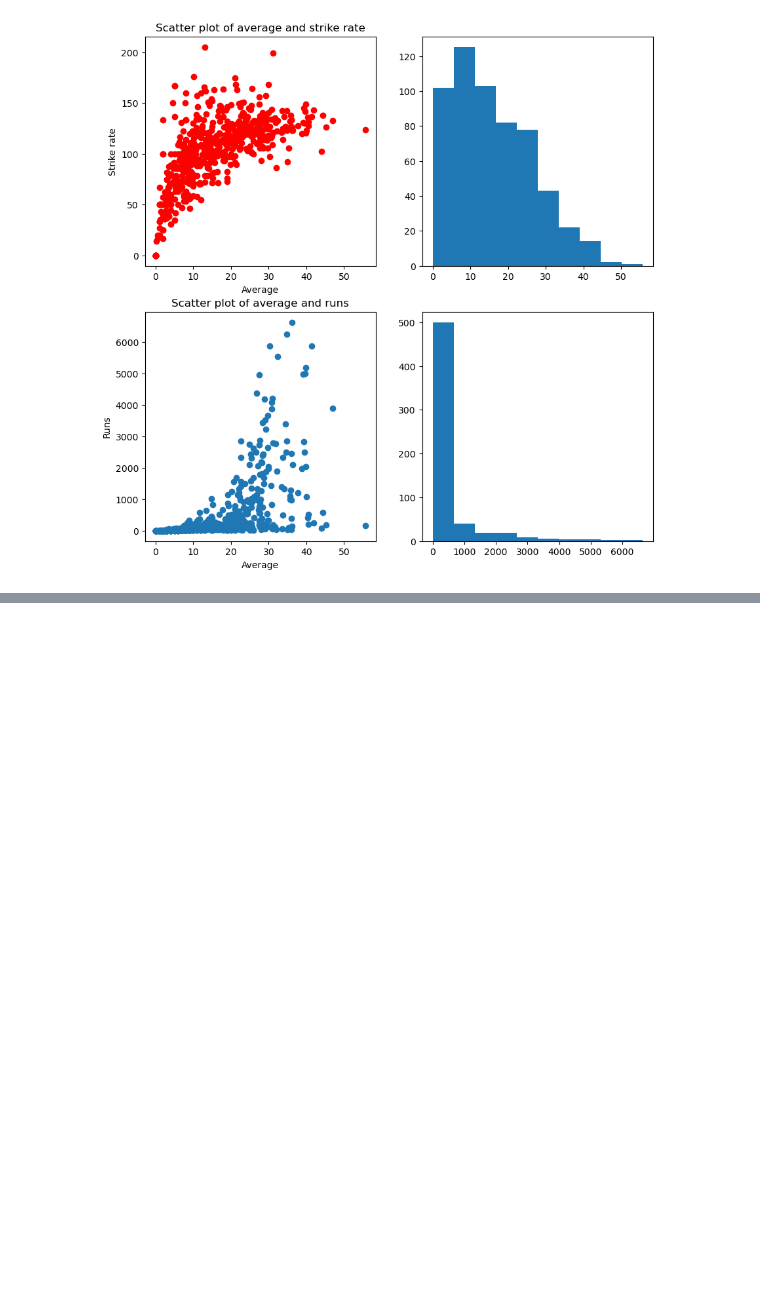
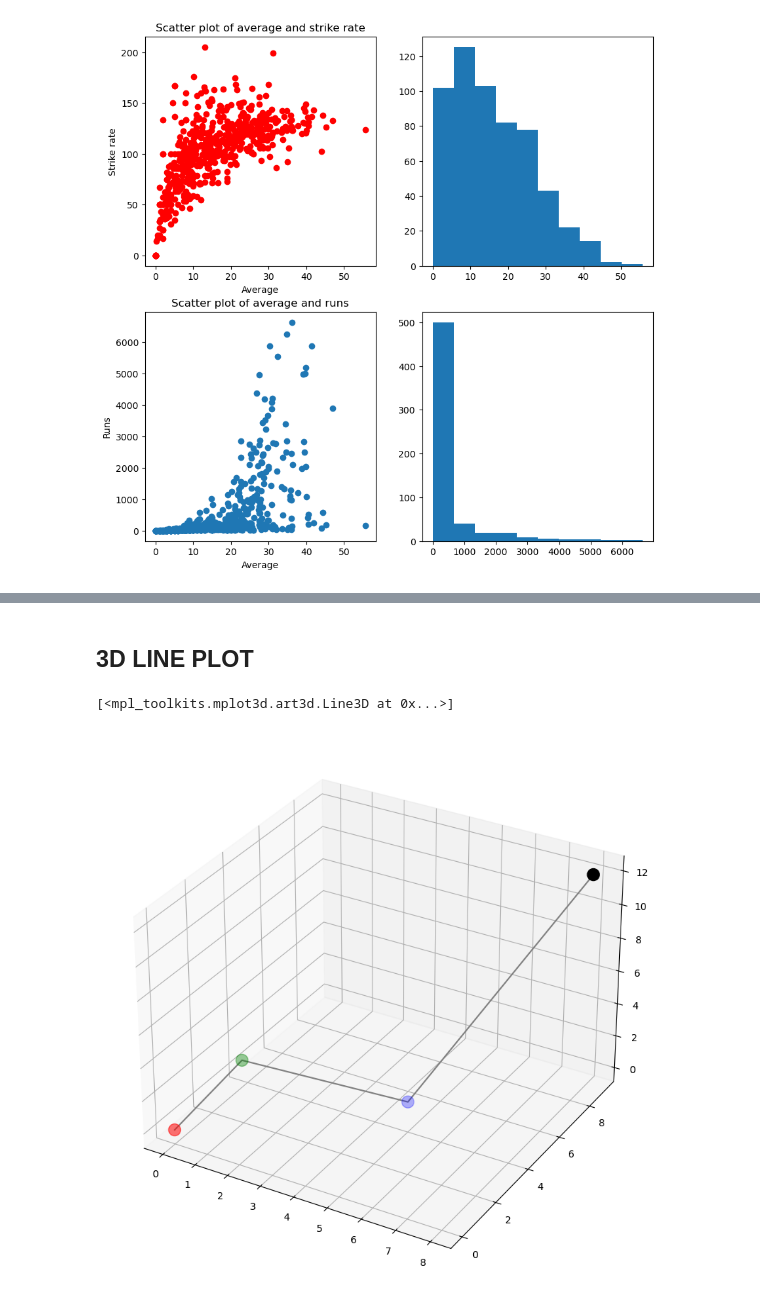
Before and after one commit to KhanUzeb/Data-Science, a Jupyter notebook: Matplotlib/Matplotlib2.ipynb, the cells around one changed output, grey strips where cells are left out. Cells and saved outputs as stored; diff of their text form; code cells hidden in the pictures; blank space fills up the shorter version.

```diff
--- a/Matplotlib/Matplotlib2.ipynb
+++ b/Matplotlib/Matplotlib2.ipynb
@@ -145,0 +180,13 @@ fig.show()
+# %% [markdown]
+## 3D LINE PLOT
+# %%
+x=[0,1,5,8]
+y=[0,2,4,9]
+z=[0,3,1,12]
+fig=plt.figure(figsize=(10,10))
+ax=plt.subplot(projection='3d')
+ax.scatter3D(x,y,z,s=[150,150,150,150],c=['r','g','b','k'])
+ax.plot3D(x,y,z,'gray')
+# %% [output]
+[<mpl_toolkits.mplot3d.art3d.Line3D at 0x...>]
+[figure, added]
```
Also changed, not shown: parts of 35 cells of this notebook, 2 other files.
